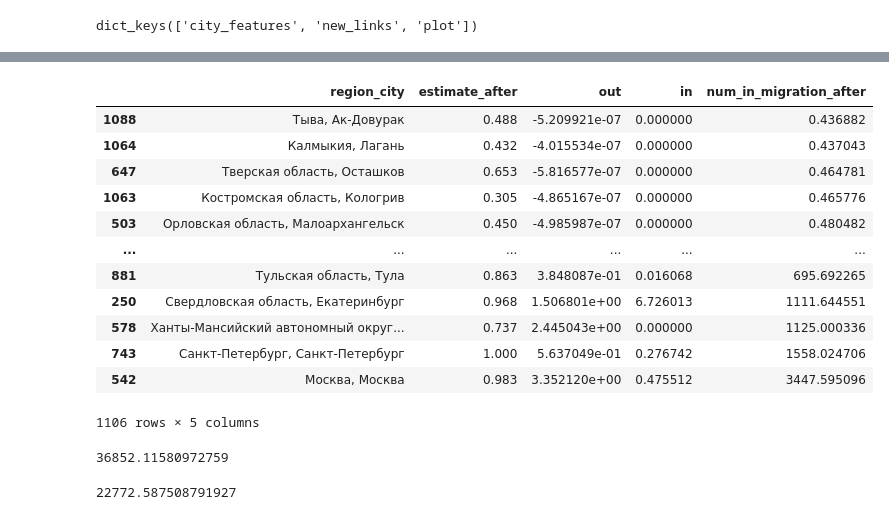
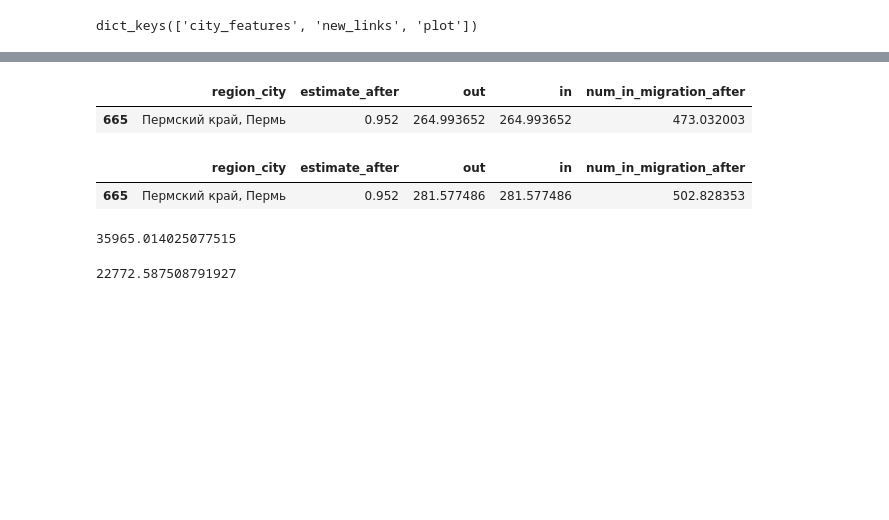
Before and after one commit to RitaMargari/industrial-location, a Jupyter notebook: api/app_test.ipynb, the cells around one changed output, grey strips where cells are left out. Saved outputs shown, nothing was run; the diff lists cells and outputs as text; code cells hidden in the pictures; blank space fills up the shorter version.

```diff
--- a/api/app_test.ipynb
+++ b/api/app_test.ipynb
@@ -21,7 +21,7 @@ test_request = {"workforce_type":"all","specialities":{"0":0.9,"1":1,"4":0.1,"8"
 # %%
 # responses = r.post('http://10.32.1.62:5500/api/calculation/estimates', json=test_request)
 # responses = r.post('http://172.17.0.2:5000/api/calculation/estimates', json=test_request)
-responses = r.post('http://127.0.0.1:8000/api/calculation/estimates', json=test_request)
+responses = r.post('http://127.0.0.1:3000/api/calculation/estimates', json=test_request)
 # %%
 # responses = r.post('http://0.0.0.0:5000/api/calculation/estimates', json=test_request)
 # %%
@@ -188,6 +178,6 @@ cols = [
         "median_salary",
         ]
 city_name = "Пермский край, Пермь"
-estimates2.loc[estimates2['region_city'] == city_name, cols] = [60,60,60,60,60,60,400,100_000]
-# estimates2.loc[estimates2['region_city'] == city_name, cols] = [10,10,10,10,10,10,12,15_000]
+# estimates2.loc[estimates2['region_city'] == city_name, cols] = [60,60,60,60,60,60]
+estimates2.loc[estimates2['region_city'] == city_name, cols] = [10,10,10,10,10,10,1, 10_000]
 # estimates2.loc[estimates2['region_city'] == city_name, cols] = [33,31,36,24,30,35,104,20_000]
@@ -223,7 +207,7 @@ test_request = {
 # responses = r.post('http://10.32.1.62:5500/api/calculation/prediction', json=test_request)
 # responses = r.post('http://172.17.0.2:5000/api/calculation/prediction', json=test_request)
 # responses = r.post('http://0.0.0.0:5000/api/calculation/prediction', json=test_request)
-responses = r.post('http://0.0.0.0:8000/api/calculation/prediction', json=test_request)
+responses = r.post('http://0.0.0.0:3000/api/calculation/prediction', json=test_request)
 # %%
 responses.json().keys()
 # %% [output]
@@ -233,27 +276,23 @@ inn = gpd.GeoDataFrame.from_features(responses.json()['new_links'])
 # %%
-inn.sort_values(by="num_in_migration_after").loc[
+inn[inn['region_city'] == city_name].sort_values(by="num_in_migration_after").loc[
     :, ["region_city", "estimate_after", "out", "in", "num_in_migration_after"]
 ].sort_values(by="num_in_migration_after")
 # %% [output]
 |  | region_city | estimate_after | out | in | num_in_migration_after |
-| 1088 | Тыва, Ак-Довурак | 0.488 | -5.209921e-07 | 0.000000 | 0.436882 |
-| 1064 | Калмыкия, Лагань | 0.432 | -4.015534e-07 | 0.000000 | 0.437043 |
-| 647 | Тверская область, Осташков | 0.653 | -5.816577e-07 | 0.000000 | 0.464781 |
-| 1063 | Костромская область, Кологрив | 0.305 | -4.865167e-07 | 0.000000 | 0.465776 |
-| 503 | Орловская область, Малоархангельск | 0.450 | -4.985987e-07 | 0.000000 | 0.480482 |
-| ... | ... | ... | ... | ... | ... |
-| 881 | Тульская область, Тула | 0.863 | 3.848087e-01 | 0.016068 | 695.692265 |
-| 250 | Свердловская область, Екатеринбург | 0.968 | 1.506801e+00 | 6.726013 | 1111.644551 |
-| 578 | Ханты-Мансийский автономный округ... | 0.737 | 2.445043e+00 | 0.000000 | 1125.000336 |
-| 743 | Санкт-Петербург, Санкт-Петербург | 1.000 | 5.637049e-01 | 0.276742 | 1558.024706 |
-| 542 | Москва, Москва | 0.983 | 3.352120e+00 | 0.475512 | 3447.595096 |
+| 665 | Пермский край, Пермь | 0.952 | 264.993652 | 264.993652 | 473.032003 |
-1106 rows × 5 columns
+# %%
+inn[inn['region_city'] == city_name].sort_values(by="num_in_migration_after").loc[
+    :, ["region_city", "estimate_after", "out", "in", "num_in_migration_after"]
+].sort_values(by="num_in_migration_after")
+# %% [output]
+|  | region_city | estimate_after | out | in | num_in_migration_after |
+| 665 | Пермский край, Пермь | 0.952 | 281.577486 | 281.577486 | 502.828353 |
 # %%
 inn2 = gpd.GeoDataFrame.from_features(responses.json()['new_links'])
 # %%
 inn2['num_in_migration_after'].sum()
 # %% [output]
-36852.11580972759
+35965.014025077515
 # %%
 estimates['num_in_migration'].sum()
 # %% [output]
```
Also changed, not shown: parts of 22 cells of this notebook, 4 other files.
